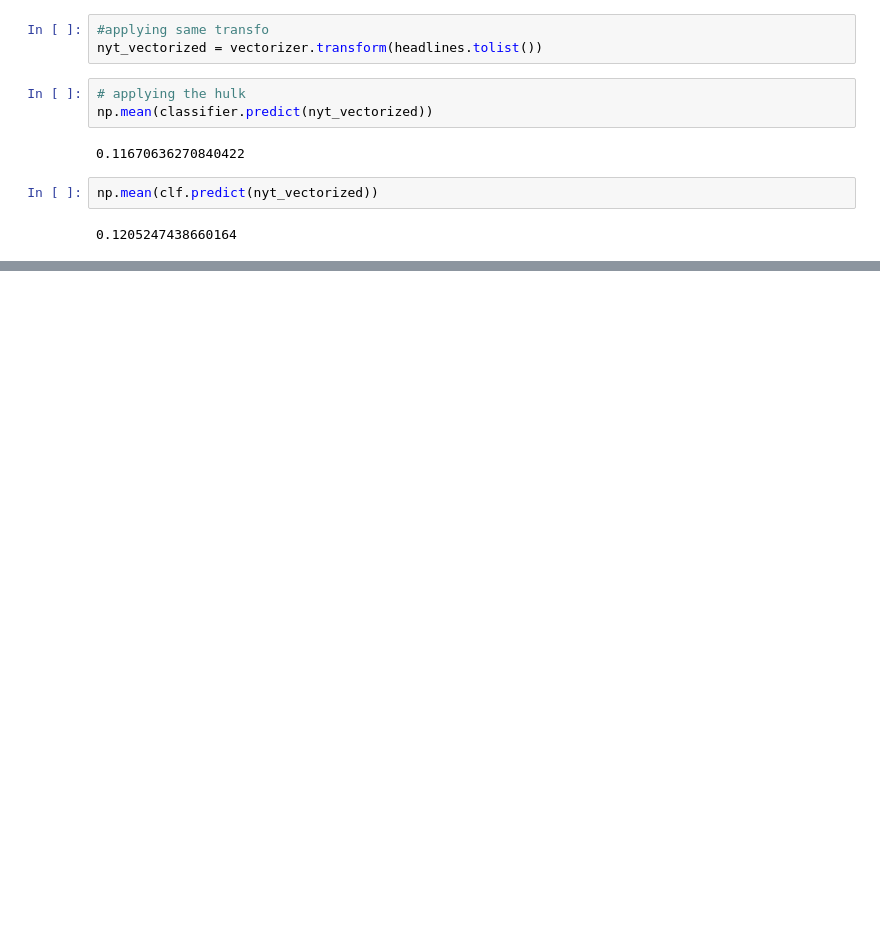
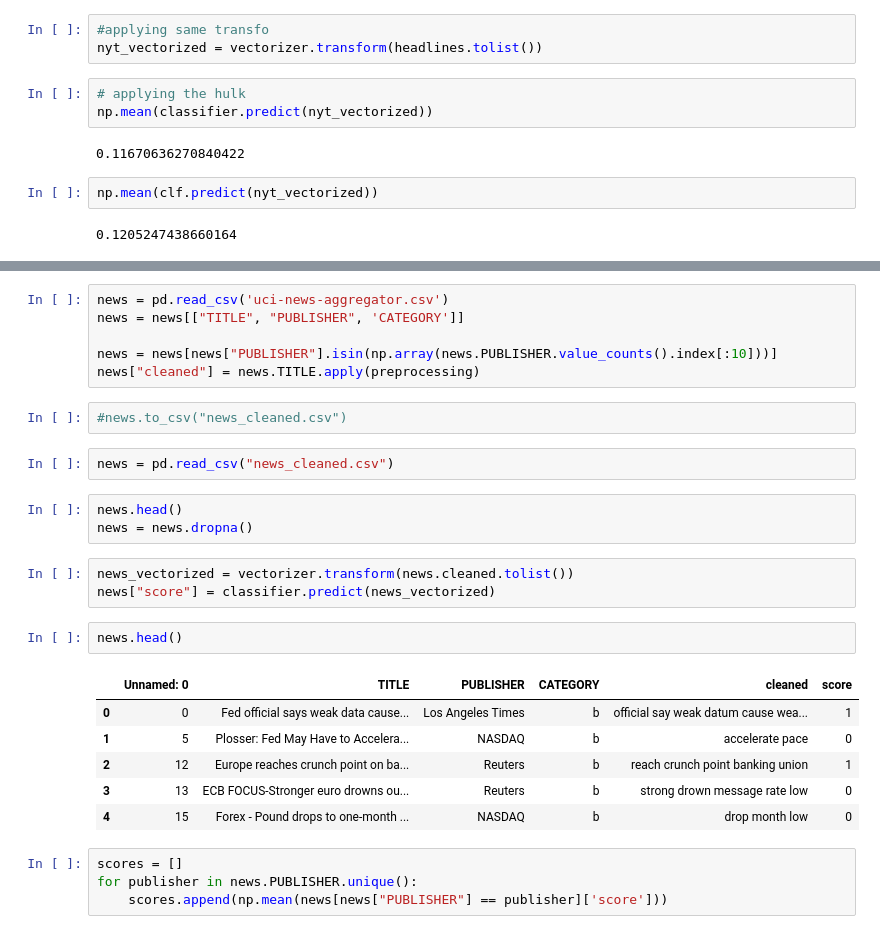
Before and after one commit to Hugo-pao/NLP-Final-Project, a Jupyter notebook: Attending_Final_Project.ipynb, the cells around one changed output, grey strips where cells are left out. Saved outputs shown, nothing was run; the diff lists cells and outputs as text; blank space fills up the shorter version.

```diff
--- a/Attending_Final_Project.ipynb
+++ b/Attending_Final_Project.ipynb
@@ -1619,0 +1624,29 @@ np.mean(clf.predict(nyt_vectorized))
+# %%
+news = pd.read_csv('uci-news-aggregator.csv')
+news = news[["TITLE", "PUBLISHER", 'CATEGORY']]
+
+news = news[news["PUBLISHER"].isin(np.array(news.PUBLISHER.value_counts().index[:10]))]
+news["cleaned"] = news.TITLE.apply(preprocessing)
+# %%
+#news.to_csv("news_cleaned.csv")
+# %%
+news = pd.read_csv("news_cleaned.csv")
+# %%
+news.head()
+news = news.dropna()
+# %%
+news_vectorized = vectorizer.transform(news.cleaned.tolist())
+news["score"] = classifier.predict(news_vectorized)
+# %%
+news.head()
+# %% [output]
+|  | Unnamed: 0 | TITLE | PUBLISHER | CATEGORY | cleaned | score |
+| 0 | 0 | Fed official says weak data cause... | Los Angeles Times | b | official say weak datum cause wea... | 1 |
+| 1 | 5 | Plosser: Fed May Have to Accelera... | NASDAQ | b | accelerate pace | 0 |
+| 2 | 12 | Europe reaches crunch point on ba... | Reuters | b | reach crunch point banking union | 1 |
+| 3 | 13 | ECB FOCUS-Stronger euro drowns ou... | Reuters | b | strong drown message rate low | 0 |
+| 4 | 15 | Forex - Pound drops to one-month ... | NASDAQ | b | drop month low | 0 |
+# %%
+scores = []
+for publisher in news.PUBLISHER.unique():
+    scores.append(np.mean(news[news["PUBLISHER"] == publisher]['score']))
```
Also changed, not shown: parts of 7 cells of this notebook.
